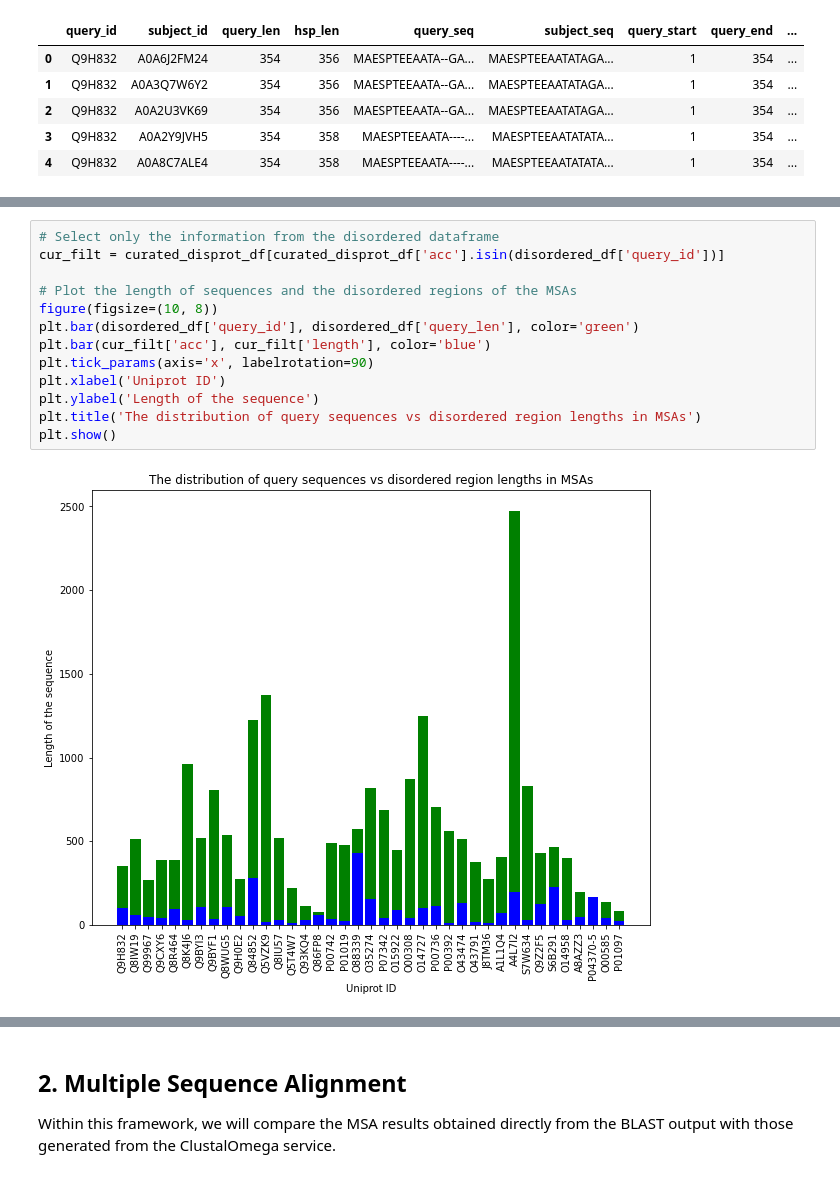
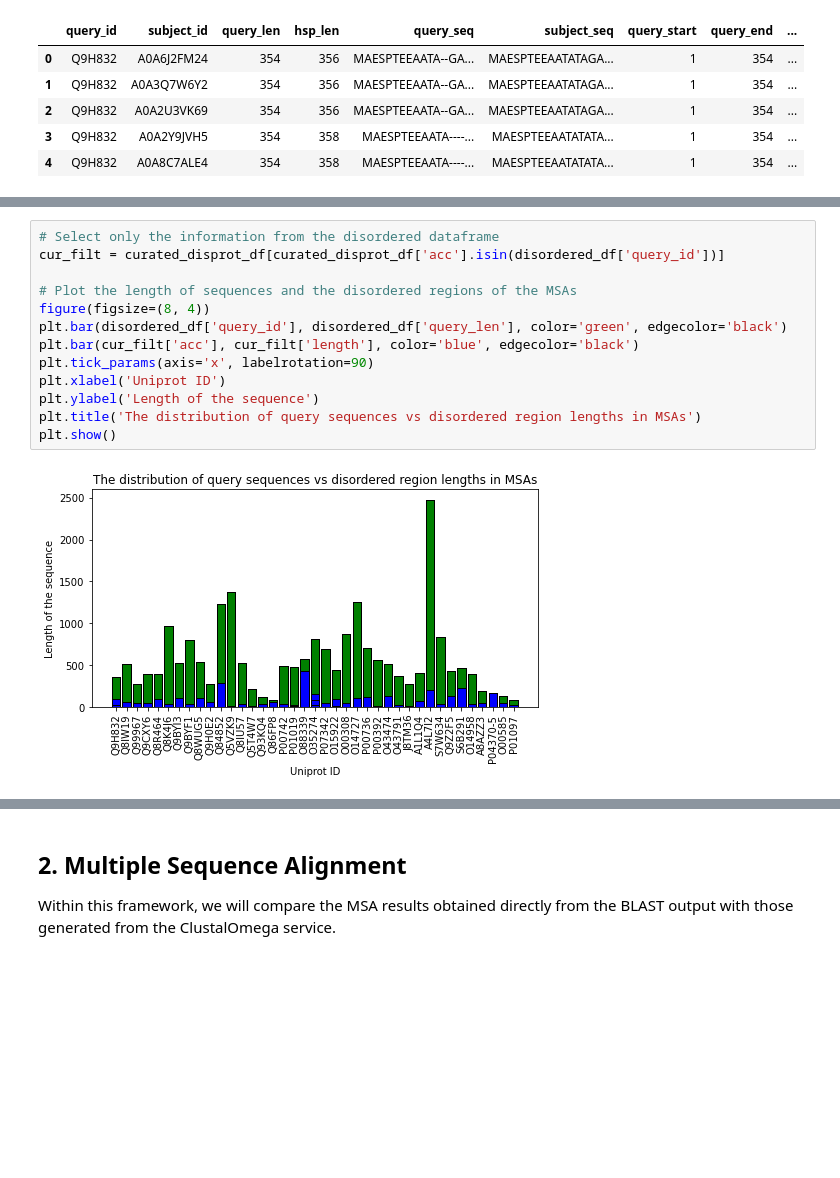
Before and after one commit to AlyaHarvelle/HMMER, a Jupyter notebook: msa_analysis.ipynb, the cells around one changed output, grey strips where cells are left out. Drawn from its saved outputs; the diff is of its cells as text; blank space fills up the shorter version.

```diff
--- a/msa_analysis.ipynb
+++ b/msa_analysis.ipynb
@@ -43,15 +43,15 @@ plt.show()
 # %%
 # Select only the information from the disordered dataframe
 cur_filt = curated_disprot_df[curated_disprot_df['acc'].isin(disordered_df['query_id'])]
 
 # Plot the length of sequences and the disordered regions of the MSAs
-figure(figsize=(10, 8))
-plt.bar(disordered_df['query_id'], disordered_df['query_len'], color='green')
-plt.bar(cur_filt['acc'], cur_filt['length'], color='blue')
+figure(figsize=(8, 4))
+plt.bar(disordered_df['query_id'], disordered_df['query_len'], color='green', edgecolor='black')
+plt.bar(cur_filt['acc'], cur_filt['length'], color='blue', edgecolor='black')
 plt.tick_params(axis='x', labelrotation=90)
 plt.xlabel('Uniprot ID')
 plt.ylabel('Length of the sequence')
 plt.title('The distribution of query sequences vs disordered region lengths in MSAs')
 plt.show()
 # %% [output]
-[figure, old version]
+[figure, new version]
```
Also changed, not shown: parts of 6 cells of this notebook, 4 other files.
